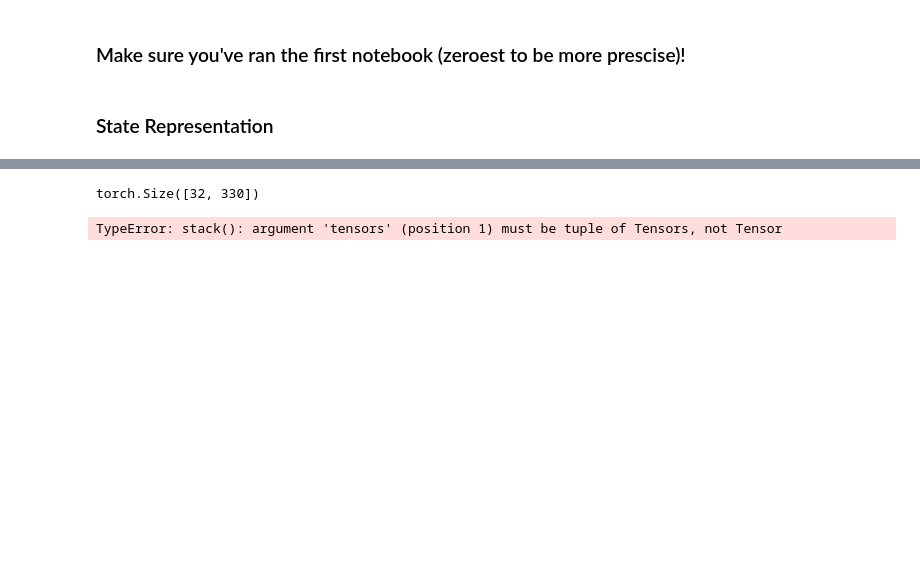
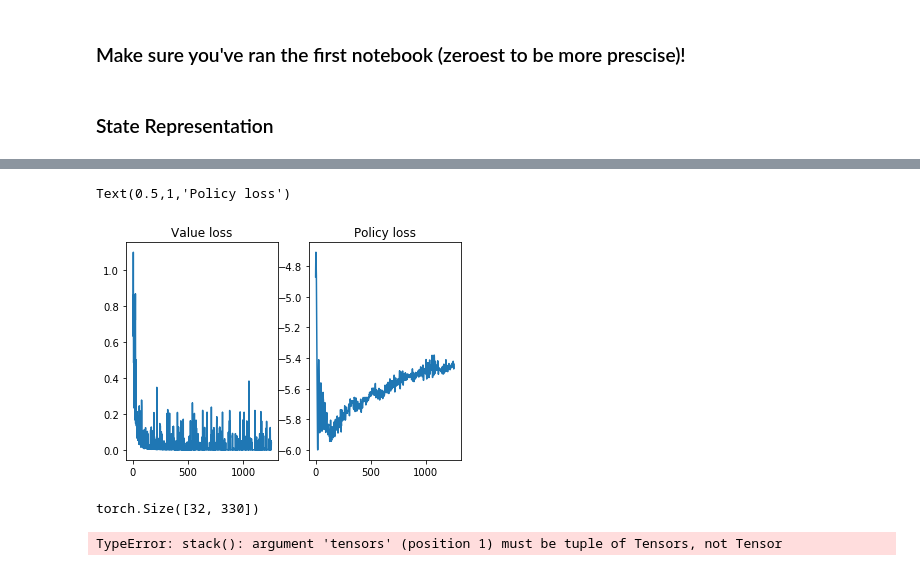
Before and after one commit to awarebayes/RecNN, a Jupyter notebook: notes/1. Model Architecture .ipynb, the cells around one changed output, grey strips where cells are left out. Drawn from its saved outputs; the diff is of its cells as text; code cells hidden in the pictures; blank space fills up the shorter version.

```diff
--- a/notes/1. Model Architecture .ipynb
+++ b/notes/1. Model Architecture .ipynb
@@ -279,3 +276,12 @@ torch.save(target_value_net.state_dict(), 'value.pt')
+# %%
+f, (ax1, ax2) = plt.subplots(1, 2)
+ax1.plot(range(len(v_loss[150:])), v_loss[150:])
+ax1.set_title('Value loss')
+ax2.plot(range(len(p_loss[150:])), p_loss[150:])
+ax2.set_title('Policy loss')
+# %% [output]
+Text(0.5,1,'Policy loss')
+[figure, added]
 # %%
 state, action, rewards, next_rewards, reward, next_state, done = j
 print(policy_net.state_rep.state_lin[0].weight.data.size())
```
Also changed, not shown: parts of 2 cells of this notebook.
